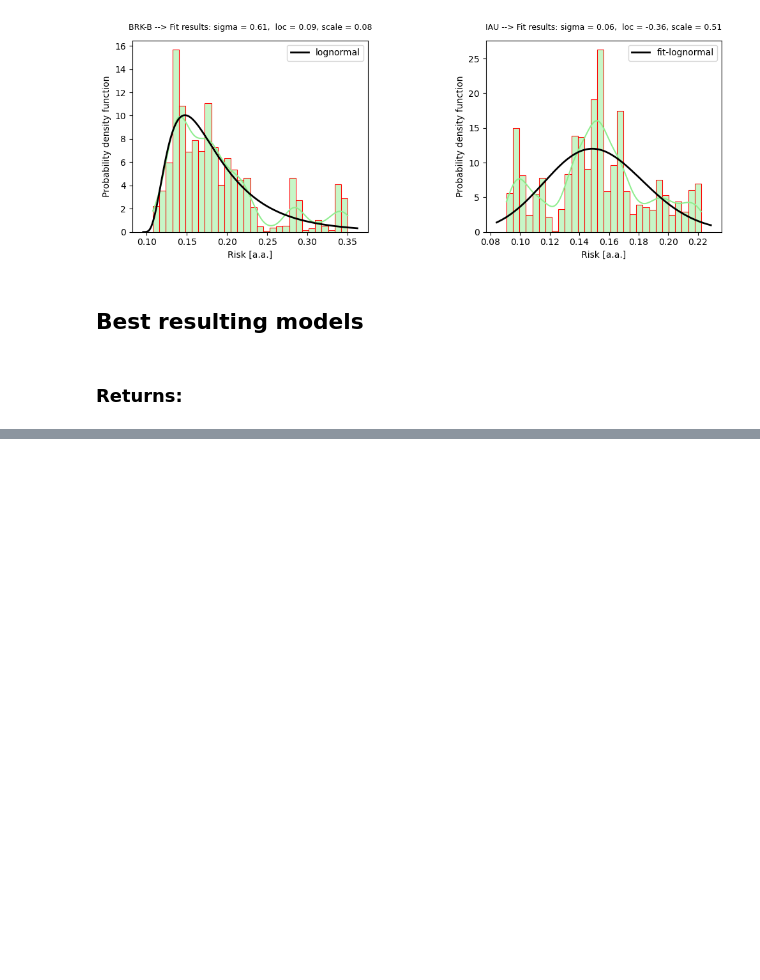
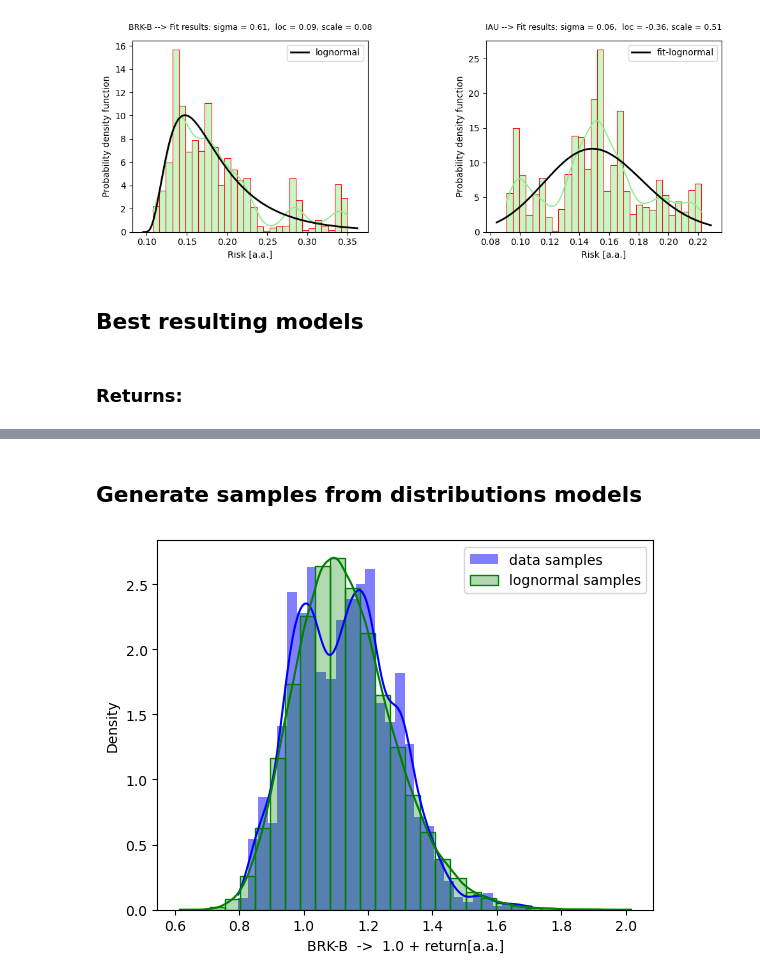
Before and after one commit to UlissesMorais/N-assets-allocation-simulation-model, a Jupyter notebook: historical-returns.ipynb, the cells around one changed output, grey strips where cells are left out. Drawn from its saved outputs; the diff is of its cells as text; code cells hidden in the pictures; blank space fills up the shorter version.

Commit message:
Plot to compare results

```diff
--- a/historical-returns.ipynb
+++ b/historical-returns.ipynb
@@ -394,0 +397,28 @@ plt.show()
+# %% [markdown]
+## Generate samples from distributions models
+# %%
+def calculate_return_samples(ticker, num_samples=100_000):
+    sigma   = return_fitting_params_lognormal[ticker]["sigma"]
+    loc     = return_fitting_params_lognormal[ticker]["loc"]
+    scale   = return_fitting_params_lognormal[ticker]["scale"]
+    samples = lognorm.rvs(sigma, loc=loc, scale=scale, size=num_samples)
+    return samples
+
+def calculate_risk_samples(ticker, num_samples=100_000):
+    sigma   = risk_fitting_params_lognormal[ticker]["sigma"]
+    loc     = risk_fitting_params_lognormal[ticker]["loc"]
+    scale   = risk_fitting_params_lognormal[ticker]["scale"]
+    samples = lognorm.rvs(sigma, loc=loc, scale=scale, size=num_samples)
+    return samples
+# %%
+# Defining return dict to receive the samples from distributions models builted with their respective parameters
+return_samples_lognormal = { ticker: calculate_return_samples(ticker) for ticker in tickers }
+risk_samples_lognormal   = { ticker:  calculate_risk_samples(ticker)  for ticker in tickers }
+# %%
+sns.histplot(returns_daily[tickers[0]] + 1.0, bins=30, stat="density", kde=True, color='blue', edgecolor=None, label="data samples")
+sns.histplot(return_samples_lognormal[tickers[0]], bins=30, stat="density", kde=True, color='green', edgecolor='green', alpha=0.3, label="lognormal samples")
+plt.xlabel(f"{tickers[0]}  ->  1.0 + return[a.a.]")
+plt.legend()
+plt.show()
+# %% [output]
+[figure, added]
```
Also changed, not shown: parts of 3 cells of this notebook.
